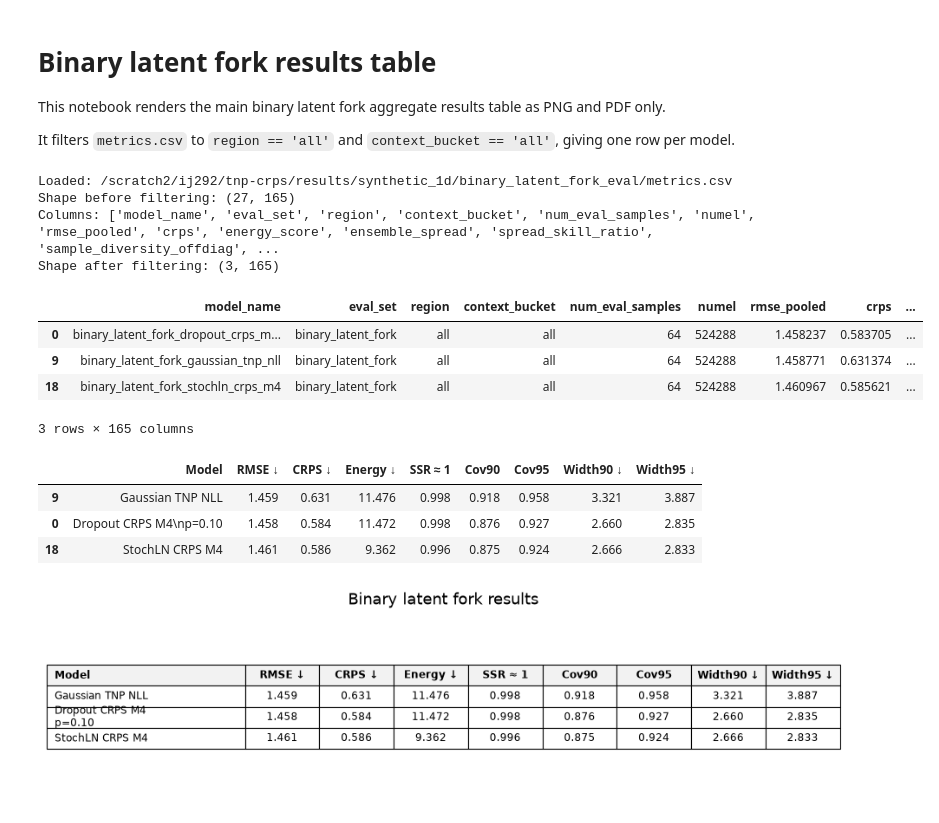
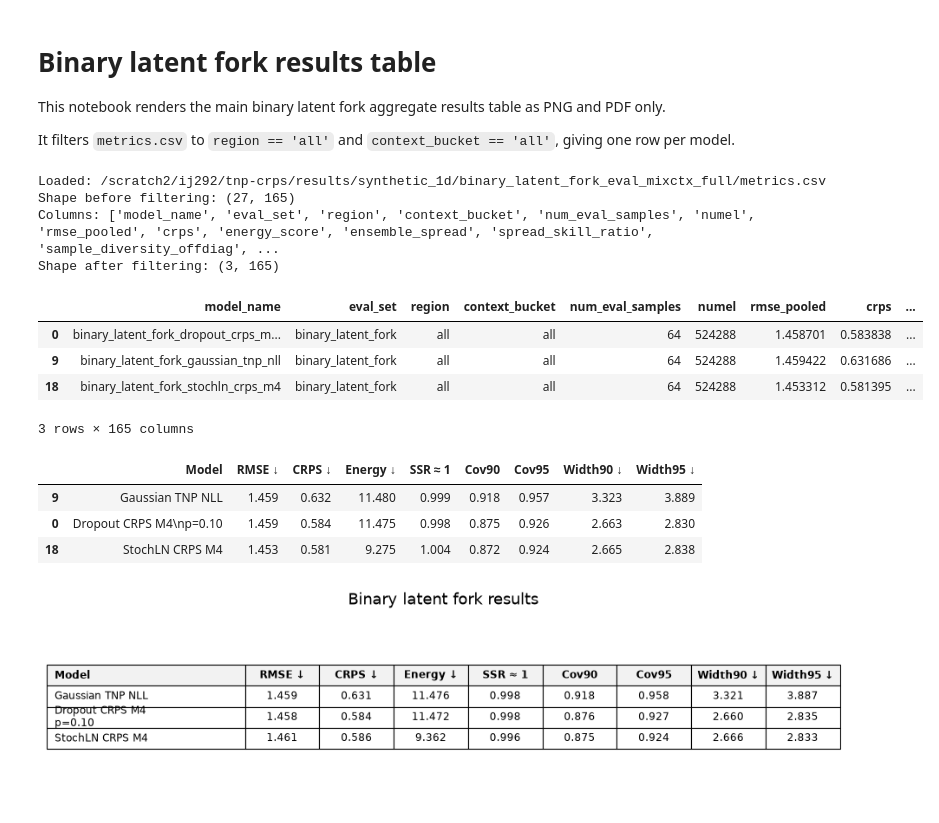
Before and after one commit to ijurk/tnp-crps, a Jupyter notebook: notebooks/binary_latent_fork_tables.ipynb, the cells around one changed output. Cells and saved outputs as stored; diff of their text form; code cells hidden in the pictures.

```diff
--- a/notebooks/binary_latent_fork_tables.ipynb
+++ b/notebooks/binary_latent_fork_tables.ipynb
@@ -11,38 +11,39 @@ import os
 import pandas as pd
 import matplotlib.pyplot as plt
 
 REPO_ROOT = Path("/scratch2/ij292/tnp-crps").resolve()
 os.chdir(REPO_ROOT)
 
-EVAL_DIR = REPO_ROOT / "results/synthetic_1d/binary_latent_fork_eval"
+# EVAL_DIR = REPO_ROOT / "results/synthetic_1d/binary_latent_fork_eval"
+EVAL_DIR = REPO_ROOT / "results/synthetic_1d/binary_latent_fork_eval_mixctx_full"
 EVAL_DIR.mkdir(parents=True, exist_ok=True)
 
 metrics_path = EVAL_DIR / "metrics.csv"
 metrics = pd.read_csv(metrics_path)
 
 print("Loaded:", metrics_path)
 print("Shape before filtering:", metrics.shape)
 print("Columns:", list(metrics.columns))
 
 # Main aggregate table: one row per model.
 metrics = metrics[
     (metrics["region"] == "all")
     & (metrics["context_bucket"] == "all")
 ].copy()
 
 print("Shape after filtering:", metrics.shape)
 display(metrics)
 
 assert metrics.shape[0] == 3, f"Expected 3 aggregate rows, got {metrics.shape[0]}"
 # %% [output]
-Loaded: /scratch2/ij292/tnp-crps/results/synthetic_1d/binary_latent_fork_eval/metrics.csv
+Loaded: /scratch2/ij292/tnp-crps/results/synthetic_1d/binary_latent_fork_eval_mixctx_full/metrics.csv
 Shape before filtering: (27, 165)
 Columns: ['model_name', 'eval_set', 'region', 'context_bucket', 'num_eval_samples', 'numel', 'rmse_pooled', 'crps', 'energy_score', 'ensemble_spread', 'spread_skill_ratio', 'sample_diversity_offdiag', ...
 Shape after filtering: (3, 165)
 |  | model_name | eval_set | region | context_bucket | num_eval_samples | numel | rmse_pooled | crps | ... |
-| 0 | binary_latent_fork_dropout_crps_m... | binary_latent_fork | all | all | 64 | 524288 | 1.458237 | 0.583705 | ... |
-| 9 | binary_latent_fork_gaussian_tnp_nll | binary_latent_fork | all | all | 64 | 524288 | 1.458771 | 0.631374 | ... |
-| 18 | binary_latent_fork_stochln_crps_m4 | binary_latent_fork | all | all | 64 | 524288 | 1.460967 | 0.585621 | ... |
+| 0 | binary_latent_fork_dropout_crps_m... | binary_latent_fork | all | all | 64 | 524288 | 1.458701 | 0.583838 | ... |
+| 9 | binary_latent_fork_gaussian_tnp_nll | binary_latent_fork | all | all | 64 | 524288 | 1.459422 | 0.631686 | ... |
+| 18 | binary_latent_fork_stochln_crps_m4 | binary_latent_fork | all | all | 64 | 524288 | 1.453312 | 0.581395 | ... |
 3 rows × 165 columns
 # %%
 MODEL_RENAME = {
@@ -91,9 +92,9 @@ table_df = build_results_table(metrics)
 display(table_df)
 # %% [output]
 |  | Model | RMSE ↓ | CRPS ↓ | Energy ↓ | SSR ≈ 1 | Cov90 | Cov95 | Width90 ↓ | Width95 ↓ |
-| 9 | Gaussian TNP NLL | 1.459 | 0.631 | 11.476 | 0.998 | 0.918 | 0.958 | 3.321 | 3.887 |
-| 0 | Dropout CRPS M4\np=0.10 | 1.458 | 0.584 | 11.472 | 0.998 | 0.876 | 0.927 | 2.660 | 2.835 |
-| 18 | StochLN CRPS M4 | 1.461 | 0.586 | 9.362 | 0.996 | 0.875 | 0.924 | 2.666 | 2.833 |
+| 9 | Gaussian TNP NLL | 1.459 | 0.632 | 11.480 | 0.999 | 0.918 | 0.957 | 3.323 | 3.889 |
+| 0 | Dropout CRPS M4\np=0.10 | 1.459 | 0.584 | 11.475 | 0.998 | 0.875 | 0.926 | 2.663 | 2.830 |
+| 18 | StochLN CRPS M4 | 1.453 | 0.581 | 9.275 | 1.004 | 0.872 | 0.924 | 2.665 | 2.838 |
 # %%
 def save_table_png_pdf(
     table_df,
```
Also changed, not shown: 2 other files.
